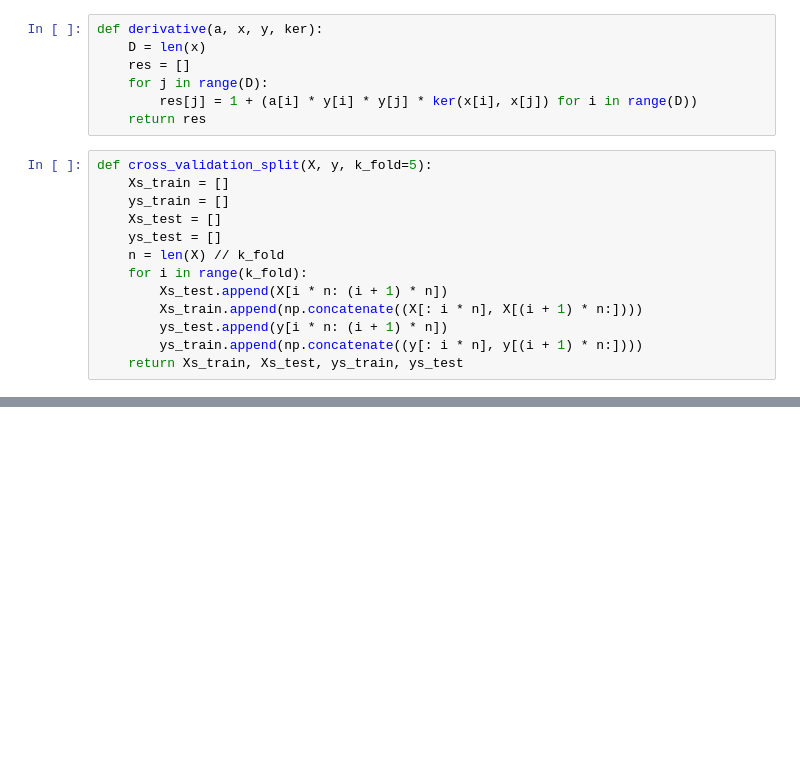
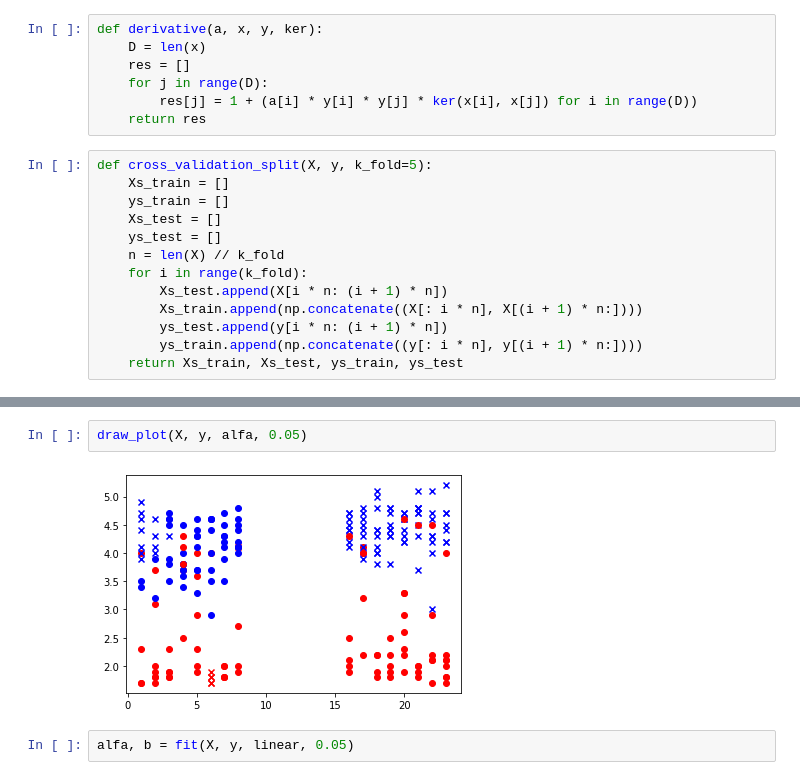
Before and after one commit to melZula/ML-in-ITMO-University, a Jupyter notebook: Labs/SVM.ipynb, the cells around one changed output, grey strips where cells are left out. Saved outputs shown, nothing was run; the diff lists cells and outputs as text; blank space fills up the shorter version.

```diff
--- a/Labs/SVM.ipynb
+++ b/Labs/SVM.ipynb
@@ -153 +152,7 @@ draw_plot_contour(alfa, X, y, linear, 'chips')
 KeyboardInterrupt:
+# %%
+draw_plot(X, y, alfa, 0.05)
+# %% [output]
+[figure, added]
+# %%
+alfa, b = fit(X, y, linear, 0.05)
```
Also changed, not shown: parts of 11 cells of this notebook, 2 other files.
